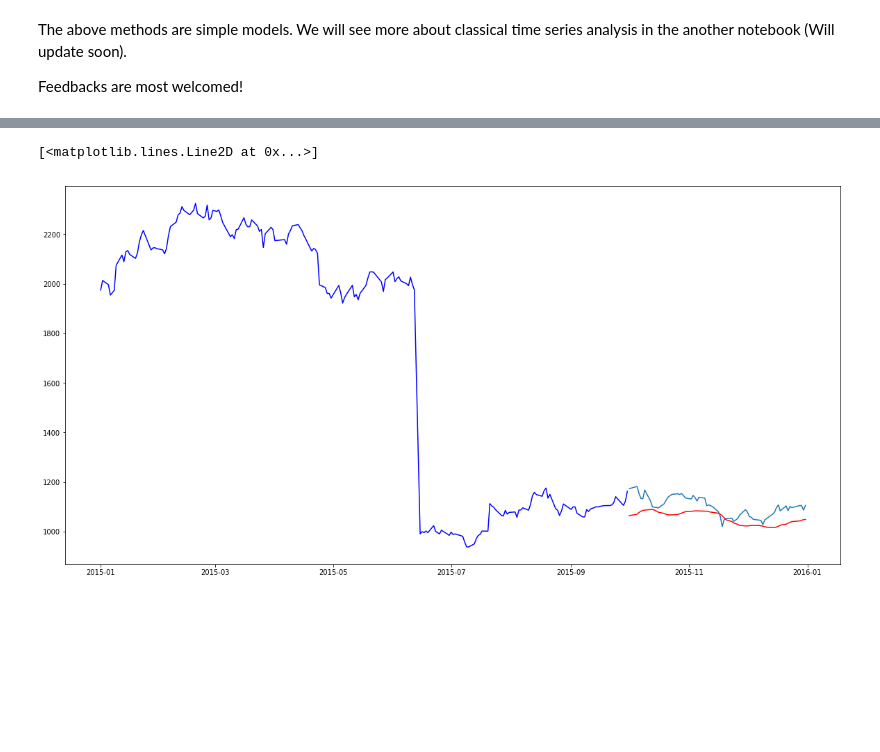
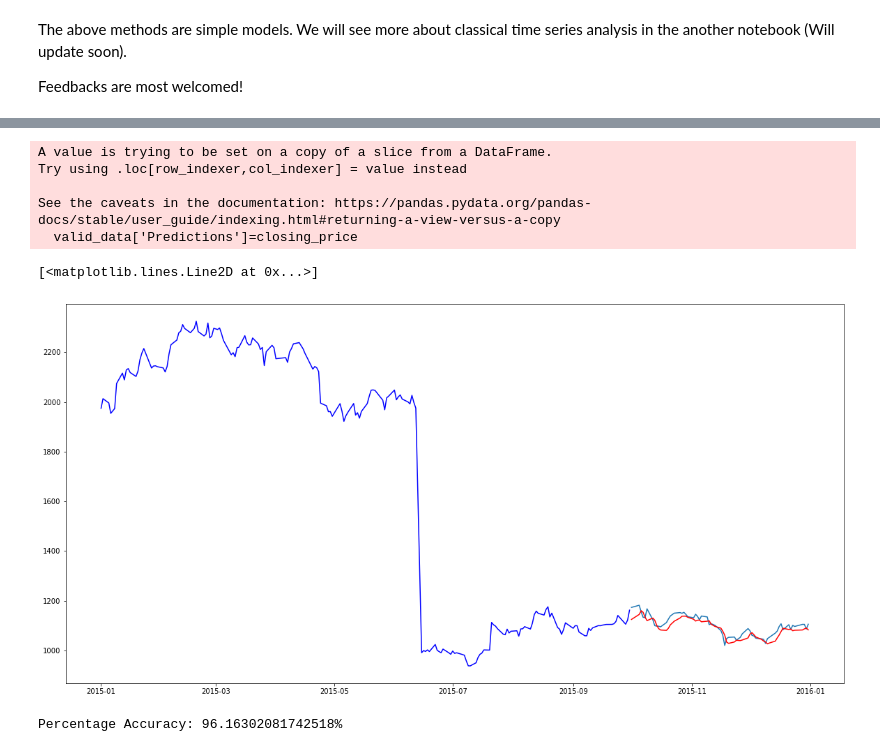
Before and after one commit to VenkatMadas31/Time_Series_Stock_Prediction, a Jupyter notebook: time-series-stock-price-predictions.ipynb, the cells around one changed output, grey strips where cells are left out. Saved outputs shown, nothing was run; the diff lists cells and outputs as text; code cells hidden in the pictures; blank space fills up the shorter version.

```diff
--- a/time-series-stock-price-predictions.ipynb
+++ b/time-series-stock-price-predictions.ipynb
@@ -240,3 +230,6 @@ X_train
+# %%
+
+X_train,X_test,y_train,y_test = train_test('INFY')
 # %% [markdown]
       X_train is now a collection of 100 dates as index and a collection of stock prices of previous 80 days as features.
 
@@ -393,3 +397,6 @@ plot_pred(y_nn,"Moving Average Prediction")
+# %%
+for i,comp in enumerate(company_list):
+    plot_pred_list(y_nn[comp],"Moving Average Prediction",comp)
 # %% [markdown]
 The above methods are simple models. We will see more about classical time series analysis in the another notebook (Will update soon).
 
@@ -418,0 +416,9 @@ df.head()
+# %%
+df = {}
+
+for i,comp in enumerate(company_list):
+
+    df[comp]=pd.read_csv(f"./archive/{comp}_stock.csv")
+    df[comp].head()
+
+df['TCS'].head()
@@ -483,6 +514,19 @@ X_test=np.array(X_test)
 # %%
-X_test=np.reshape(X_test,(X_test.shape[0],X_test.shape[1],1))
-closing_price=lstm_model.predict(X_test)
-closing_price=scaler.inverse_transform(closing_price)
+def predict_stock_list(lstm_model,X_test,dataset):
+#     new_dataset,train_data,valid_data,scaled_data = create_dataset(comp)
+    new_dataset = dataset[0]
+    train_data = dataset[1]
+    valid_data = dataset[2]
+    scaled_data = dataset[3]
 
-lstm_model.save("saved_lstm_model.h5")
+    final_dataset=new_dataset.values
+    scaler=MinMaxScaler(feature_range=(0,1))
+    scaled_data=scaler.fit_transform(final_dataset)
+
+
+    X_test=np.reshape(X_test,(X_test.shape[0],X_test.shape[1],1))
+#     lstm_model = lstm_train(comp,dataset)
+    closing_price=lstm_model.predict(X_test)
+    closing_price=scaler.inverse_transform(closing_price)
+#     lstm_model.save(f"saved_lstm_model.h5")
+    return closing_price;
@@ -489,4 +548,13 @@ lstm_model.save("saved_lstm_model.h5")
 # %%
+# Testing the model
+
+comp = 'INFY'
+
+dataset = create_dataset(comp)
+lstm_model = lstm_train(comp,dataset)
+X_test = create_xtest(dataset)
+closing_price = predict_stock_list(lstm_model,X_test,dataset)
+new_dataset = dataset[0]
 train_data=new_dataset[:187]
 valid_data=new_dataset[187:]
 valid_data['Predictions']=closing_price
@@ -502,2 +582,25 @@ See the caveats in the documentation: http://pandas.pydata.org/pandas-docs/stabl
-[<matplotlib.lines.Line2D at 0x...>]
+A value is trying to be set on a copy of a slice from a DataFrame.
+Try using .loc[row_indexer,col_indexer] = value instead
+
+See the caveats in the documentation: https://pandas.pydata.org/pandas-docs/stable/user_guide/indexing.html#returning-a-view-versus-a-copy
+  valid_data['Predictions']=closing_price
+[<matplotlib.lines.Line2D at 0x...>]
-[figure, old version]
+[figure, new version]
+# %%
+# Calculating accuracy of predictions
+
+abs_diff = np.abs(closing_price - valid_data["Close"].values)
+
+# Calculate the percentage difference between absolute difference and actual values
+percentage_diff = abs_diff / valid_data["Close"].values * 100
+
+# Calculate the average percentage accuracy
+accuracy = 100 - np.mean(percentage_diff)
+
+# Print the accuracy
+print(f"Percentage Accuracy: {accuracy}%")
+
+# valid_data["Close"].values
+# closing_price.size
+# %% [output]
+Percentage Accuracy: 96.16302081742518%
```
Also changed, not shown: parts of 54 cells of this notebook.
